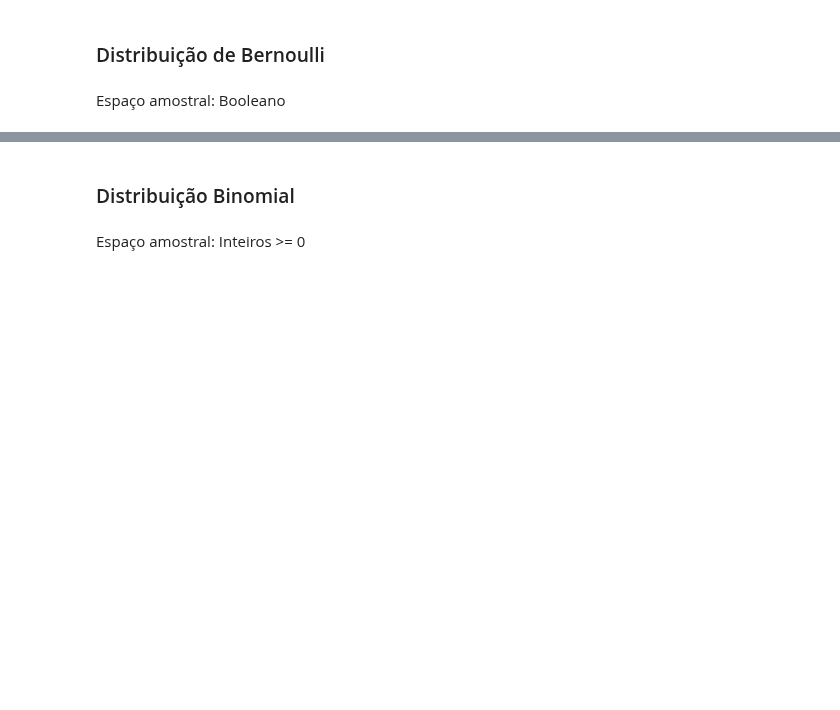
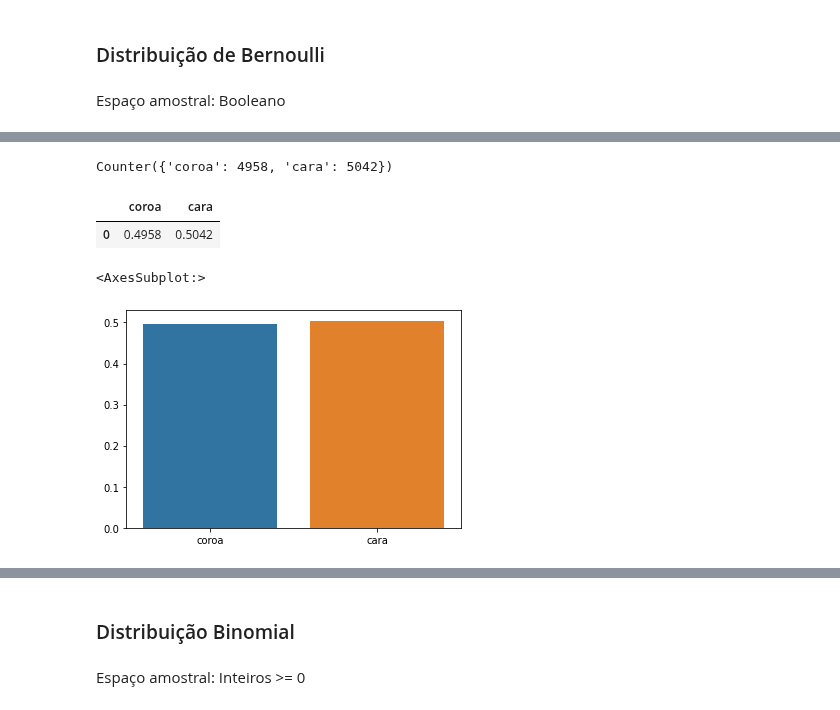
Before and after one commit to pedroteche-ih/64_PT_NOV202111, a Jupyter notebook: aulas/64 DA PT NOV-2021 Aula 20220310 Probabilidade.ipynb, the cells around one changed output, grey strips where cells are left out. Cells and saved outputs as stored; diff of their text form; code cells hidden in the pictures; blank space fills up the shorter version.

```diff
--- a/aulas/64 DA PT NOV-2021 Aula 20220310 Probabilidade.ipynb
+++ b/aulas/64 DA PT NOV-2021 Aula 20220310 Probabilidade.ipynb
@@ -48,13 +57,21 @@ Espaço amostral: Booleano
 # %% [markdown]
 <img src="bernoulli.jpg" alt="Drawing" style="width: 200px;"/>
 # %%
-amostra_justa = [jogar_moeda_justa() for i in range(100)]
+amostra_justa = [jogar_moeda_justa() for i in range(10000)]
 amostra_injusta = [jogar_moeda_injusta() for i in range(100)]
 # %%
 Counter(amostra_justa)
+# %% [output]
+Counter({'coroa': 4958, 'cara': 5042})
 # %%
-pd.DataFrame([Counter(amostra_justa)])/100
+pd.DataFrame([Counter(amostra_justa)])/10000
+# %% [output]
+|  | coroa | cara |
+| 0 | 0.4958 | 0.5042 |
 # %%
-sns.barplot(data = pd.DataFrame([Counter(amostra_justa)])/100)
+sns.barplot(data = pd.DataFrame([Counter(amostra_justa)])/10000)
+# %% [output]
+<AxesSubplot:>
+[figure, added]
 # %%
 Counter(amostra_injusta)
```
Also changed, not shown: parts of 69 cells of this notebook.
